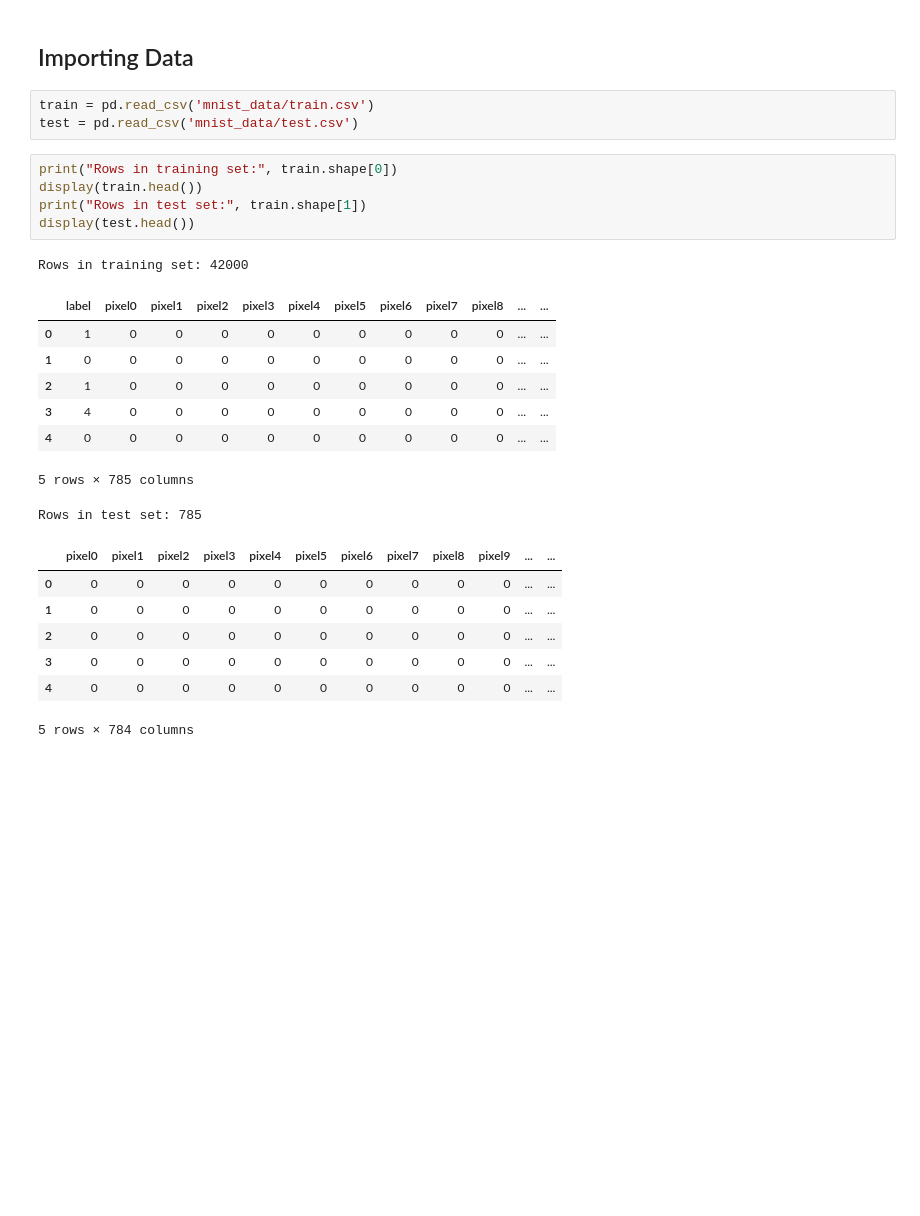
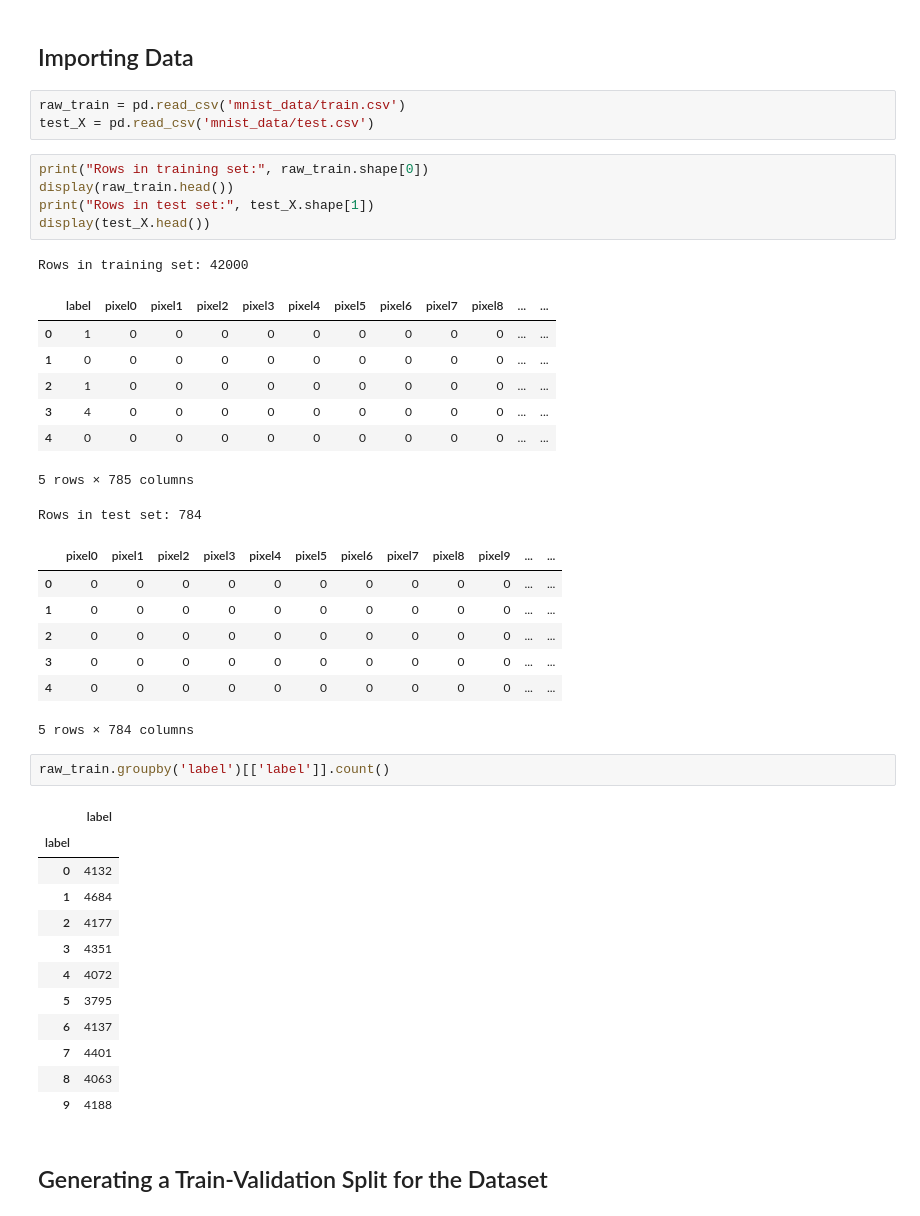
Before and after one commit to adamliuu/deep-learning-sandbox, a Jupyter notebook: mnist_tensorflow/Deep Learning with MNIST.ipynb, the cells around one changed output. Cells and saved outputs as stored; diff of their text form; blank space fills up the shorter version.

```diff
--- a/mnist_tensorflow/Deep Learning with MNIST.ipynb
+++ b/mnist_tensorflow/Deep Learning with MNIST.ipynb
@@ -9,13 +11,13 @@ import tensorflow as tf
 # %% [markdown]
 ## Importing Data
 # %%
-train = pd.read_csv('mnist_data/train.csv')
-test = pd.read_csv('mnist_data/test.csv')
+raw_train = pd.read_csv('mnist_data/train.csv')
+test_X = pd.read_csv('mnist_data/test.csv')
 # %%
-print("Rows in training set:", train.shape[0])
-display(train.head())
-print("Rows in test set:", train.shape[1])
-display(test.head())
+print("Rows in training set:", raw_train.shape[0])
+display(raw_train.head())
+print("Rows in test set:", test_X.shape[1])
+display(test_X.head())
 # %% [output]
 Rows in training set: 42000
 |  | label | pixel0 | pixel1 | pixel2 | pixel3 | pixel4 | pixel5 | pixel6 | pixel7 | pixel8 | ... | ... |
@@ -25,7 +27,7 @@ Rows in training set: 42000
 | 3 | 4 | 0 | 0 | 0 | 0 | 0 | 0 | 0 | 0 | 0 | ... | ... |
 | 4 | 0 | 0 | 0 | 0 | 0 | 0 | 0 | 0 | 0 | 0 | ... | ... |
 5 rows × 785 columns
-Rows in test set: 785
+Rows in test set: 784
 |  | pixel0 | pixel1 | pixel2 | pixel3 | pixel4 | pixel5 | pixel6 | pixel7 | pixel8 | pixel9 | ... | ... |
 | 0 | 0 | 0 | 0 | 0 | 0 | 0 | 0 | 0 | 0 | 0 | ... | ... |
 | 1 | 0 | 0 | 0 | 0 | 0 | 0 | 0 | 0 | 0 | 0 | ... | ... |
@@ -33,3 +35,20 @@ Rows in test set: 785
 | 3 | 0 | 0 | 0 | 0 | 0 | 0 | 0 | 0 | 0 | 0 | ... | ... |
 | 4 | 0 | 0 | 0 | 0 | 0 | 0 | 0 | 0 | 0 | 0 | ... | ... |
 5 rows × 784 columns
+# %%
+raw_train.groupby('label')[['label']].count()
+# %% [output]
+|  | label |
+| label |  |
+| 0 | 4132 |
+| 1 | 4684 |
+| 2 | 4177 |
+| 3 | 4351 |
+| 4 | 4072 |
+| 5 | 3795 |
+| 6 | 4137 |
+| 7 | 4401 |
+| 8 | 4063 |
+| 9 | 4188 |
+# %% [markdown]
+## Generating a Train-Validation Split for the Dataset
```
Also changed, not shown: parts of 16 cells of this notebook, 1 other file.
